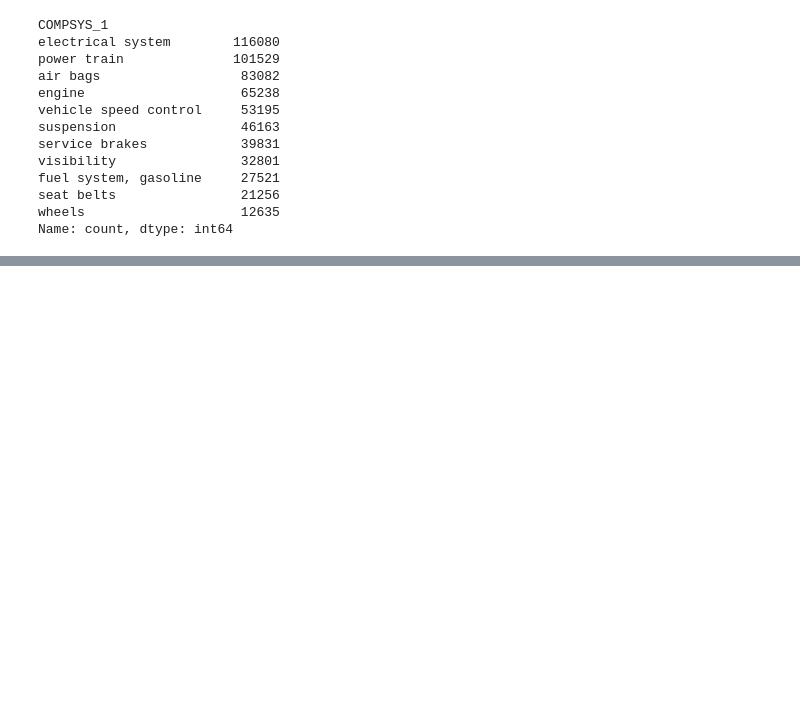
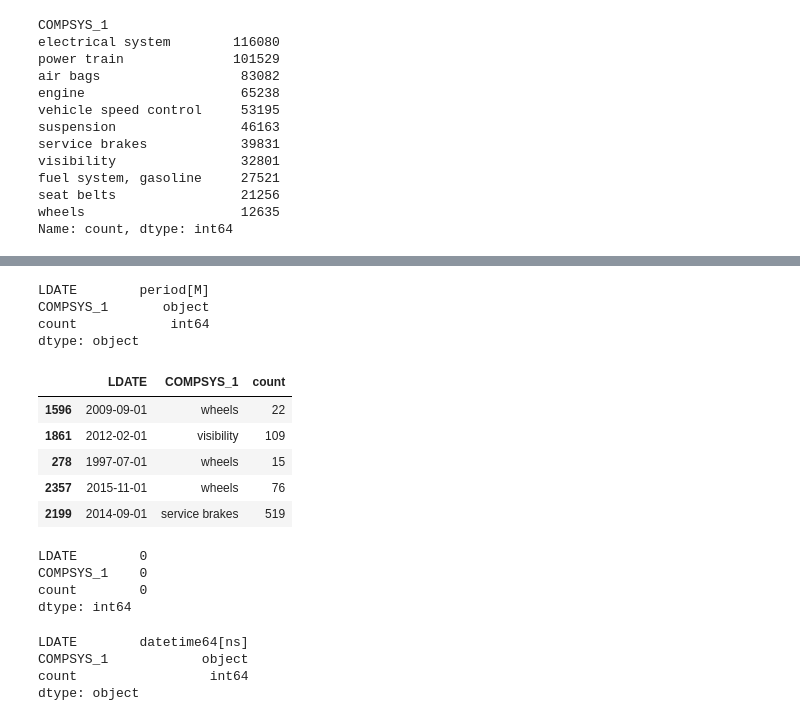
Before and after one commit to prithvidasgupta/si671, a Jupyter notebook: pm_parts_nb.ipynb, the cells around one changed output, grey strips where cells are left out. Cells and saved outputs as stored; diff of their text form; code cells hidden in the pictures; blank space fills up the shorter version.

```diff
--- a/pm_parts_nb.ipynb
+++ b/pm_parts_nb.ipynb
@@ -687,0 +723,7 @@ cmpl_compsys.to_csv("./output/cmpl_select_compsys_summary.csv")
+# %%
+monthly_counts.dtypes
+# %% [output]
+LDATE        period[M]
+COMPSYS_1       object
+count            int64
+dtype: object
@@ -687,0 +733,23 @@ cmpl_compsys.to_csv("./output/cmpl_select_compsys_summary.csv")
+# %%
+monthly_counts.sample(5)
+# %% [output]
+|  | LDATE | COMPSYS_1 | count |
+| 1596 | 2009-09-01 | wheels | 22 |
+| 1861 | 2012-02-01 | visibility | 109 |
+| 278 | 1997-07-01 | wheels | 15 |
+| 2357 | 2015-11-01 | wheels | 76 |
+| 2199 | 2014-09-01 | service brakes | 519 |
+# %%
+monthly_counts.isna().sum()
+# %% [output]
+LDATE        0
+COMPSYS_1    0
+count        0
+dtype: int64
+# %%
+monthly_counts.dtypes
+# %% [output]
+LDATE        datetime64[ns]
+COMPSYS_1            object
+count                 int64
+dtype: object
```
Also changed, not shown: parts of 15 cells of this notebook.
